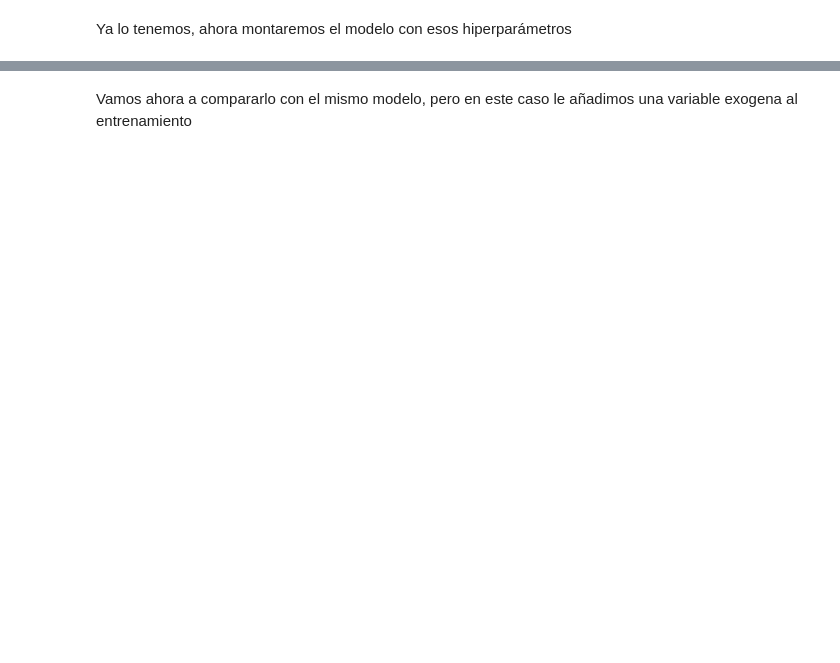
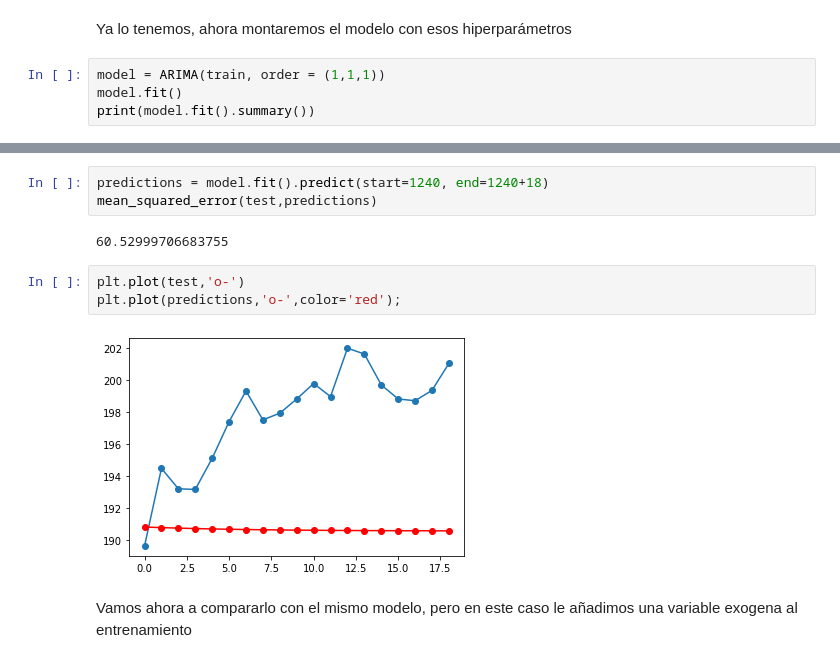
Before and after one commit to rafazamb/DS_PT_ENE21, a Jupyter notebook: 2-Machine_Learning/2.4_Time_Series/3 - ARIMA.ipynb, the cells around one changed output, grey strips where cells are left out. Cells and saved outputs as stored; diff of their text form; blank space fills up the shorter version.

```diff
--- a/2-Machine_Learning/2.4_Time_Series/3 - ARIMA.ipynb
+++ b/2-Machine_Learning/2.4_Time_Series/3 - ARIMA.ipynb
@@ -290,2 +416,6 @@ Vamos a probar varios ARIMAS, a ver cuál sería la mejor combinación de hiperp
 # %% [markdown]
 Ya lo tenemos, ahora montaremos el modelo con esos hiperparámetros
+# %%
+model = ARIMA(train, order = (1,1,1))
+model.fit()
+print(model.fit().summary())
@@ -292,2 +440,12 @@ Ya lo tenemos, ahora montaremos el modelo con esos hiperparámetros
+# %%
+predictions = model.fit().predict(start=1240, end=1240+18)
+mean_squared_error(test,predictions)
+# %% [output]
+60.52999706683755
+# %%
+plt.plot(test,'o-')
+plt.plot(predictions,'o-',color='red');
+# %% [output]
+[figure, added]
 # %% [markdown]
 Vamos ahora a compararlo con el mismo modelo, pero en este caso le añadimos una variable exogena al entrenamiento
```
Also changed, not shown: parts of 29 cells of this notebook, 6 other files.
